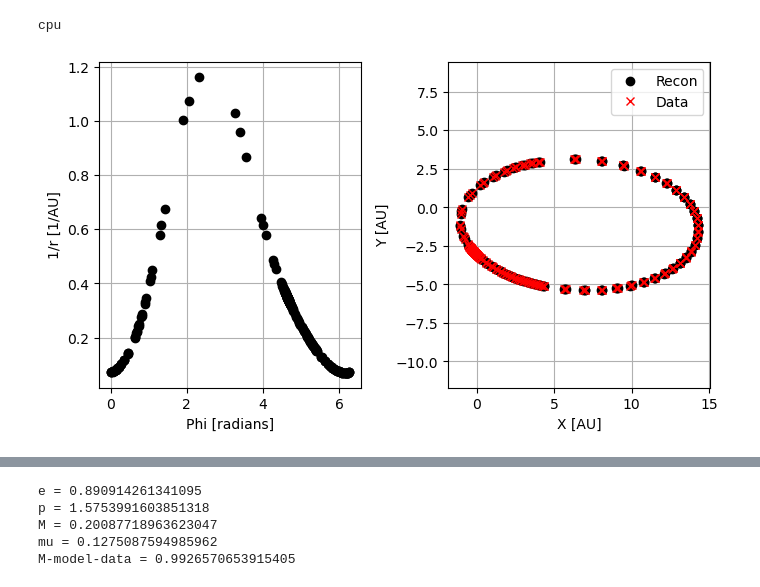
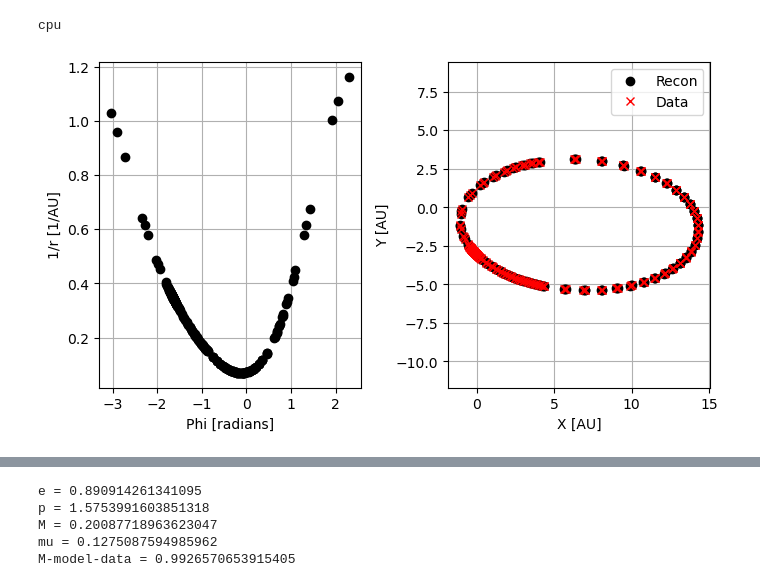
Before and after one commit to frdennis/GINN, a Jupyter notebook: test_PINN_loss_norm.ipynb, the cells around one changed output, grey strips where cells are left out. Drawn from its saved outputs; the diff is of its cells as text; code cells hidden in the pictures.

```diff
--- a/test_PINN_loss_norm.ipynb
+++ b/test_PINN_loss_norm.ipynb
@@ -166,35 +166,35 @@ x = torch.tensor(data.iloc[:,2], dtype=torch.float32) * micro_arcsec_to_au
 u = (1/np.sqrt(x**2 + y**2))
 
 
 phi = np.arccos(x*u)
 phi = torch.where(y<0., -phi, phi).float()
-phi = torch.where(phi<0, phi+2*torch.pi, phi)
+#phi = torch.where(phi<0, phi+2*torch.pi, phi)
 phi = torch.where(phi>2.2*torch.pi, phi-2*torch.pi, phi)
 
 
 u = u.unsqueeze(1)
 phi = phi.unsqueeze(1)
 
 fig, ax = plt.subplots(figsize=(7,4), ncols=2)
 #ax.set_xscale("log")
 
 ax[0].plot(phi, u, 'ko')
 ax[0].set_ylabel("1/r [1/AU]")
 ax[0].set_xlabel("Phi [radians]")
 
 ax[1].plot(np.cos(phi[:,0])/u[:,0], np.sin(phi[:,0])/u[:,0], 'ko', label="Recon")
 ax[1].plot(x, y, 'rx', label="Data")
 ax[1].set_ylabel("Y [AU]")
 ax[1].set_xlabel("X [AU]")
 ax[1].legend()
 
 ax[1].axis('equal')
 
 [axi.grid() for axi in ax]
 
 plt.tight_layout()
 # %% [output]
-[figure, old version]
+[figure, new version]
 # %%
 # Initialize model
 lr = 1e-3
```
Also changed, not shown: parts of 4 cells of this notebook, 4 other files.
